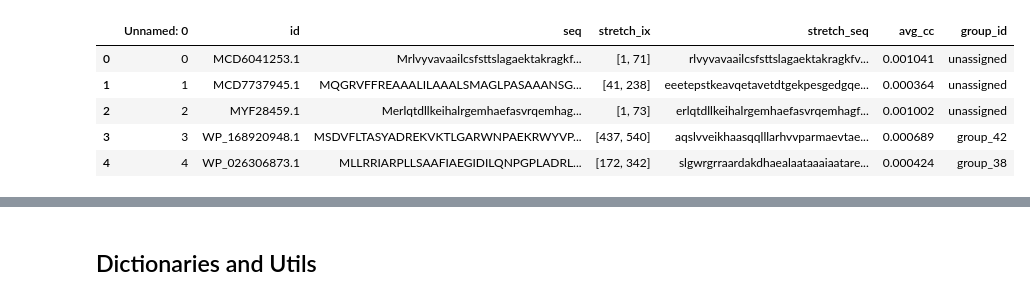
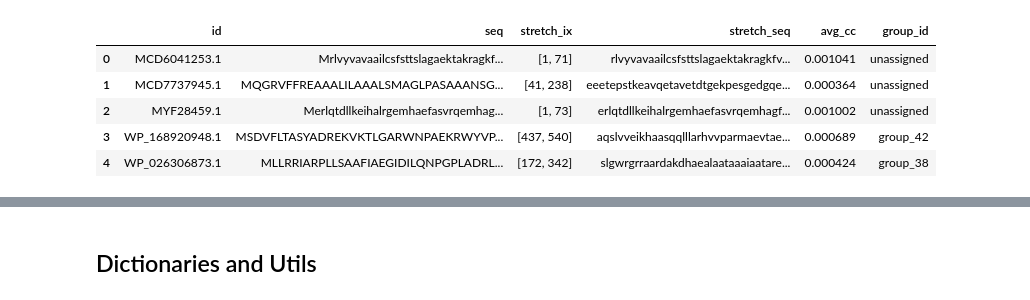
Before and after one commit to donEnno/hendecads, a Jupyter notebook: 02_seq_analysis/seq_analysis.ipynb, the cells around one changed output, grey strips where cells are left out. Drawn from its saved outputs; the diff is of its cells as text; code cells hidden in the pictures.

```diff
--- a/02_seq_analysis/seq_analysis.ipynb
+++ b/02_seq_analysis/seq_analysis.ipynb
@@ -9,17 +9,17 @@ from matplotlib.patches import Patch
 import seaborn as sns
 import plotly.graph_objects as go
 # %%
-df = pd.read_csv('/home/enno/uni/SS23/thesis/data/hendecads/stretches_w_groups.csv')
+df = pd.read_csv('/home/enno/uni/SS24/thesis/01_data/hendecads/stretches_w_groups.csv').drop(columns=['Unnamed: 0'])
 df['stretch_ix'] = df['stretch_ix'].apply(lambda x: list(map(int, x.strip('[]').split(','))))
 
 df.head()
 # %% [output]
-|  | Unnamed: 0 | id | seq | stretch_ix | stretch_seq | avg_cc | group_id |
-| 0 | 0 | MCD6041253.1 | Mrlvyvavaailcsfsttslagaektakragkf... | [1, 71] | rlvyvavaailcsfsttslagaektakragkfv... | 0.001041 | unassigned |
-| 1 | 1 | MCD7737945.1 | MQGRVFFREAAALILAAALSMAGLPASAAANSG... | [41, 238] | eeetepstkeavqetavetdtgekpesgedgqe... | 0.000364 | unassigned |
-| 2 | 2 | MYF28459.1 | Merlqtdllkeihalrgemhaefasvrqemhag... | [1, 73] | erlqtdllkeihalrgemhaefasvrqemhagf... | 0.001002 | unassigned |
-| 3 | 3 | WP_168920948.1 | MSDVFLTASYADREKVKTLGARWNPAEKRWYVP... | [437, 540] | aqslvveikhaasqqlllarhvvparmaevtae... | 0.000689 | group_42 |
-| 4 | 4 | WP_026306873.1 | MLLRRIARPLLSAAFIAEGIDILQNPGPLADRL... | [172, 342] | slgwrgrraardakdhaealaataaaiaatare... | 0.000424 | group_38 |
+|  | id | seq | stretch_ix | stretch_seq | avg_cc | group_id |
+| 0 | MCD6041253.1 | Mrlvyvavaailcsfsttslagaektakragkf... | [1, 71] | rlvyvavaailcsfsttslagaektakragkfv... | 0.001041 | unassigned |
+| 1 | MCD7737945.1 | MQGRVFFREAAALILAAALSMAGLPASAAANSG... | [41, 238] | eeetepstkeavqetavetdtgekpesgedgqe... | 0.000364 | unassigned |
+| 2 | MYF28459.1 | Merlqtdllkeihalrgemhaefasvrqemhag... | [1, 73] | erlqtdllkeihalrgemhaefasvrqemhagf... | 0.001002 | unassigned |
+| 3 | WP_168920948.1 | MSDVFLTASYADREKVKTLGARWNPAEKRWYVP... | [437, 540] | aqslvveikhaasqqlllarhvvparmaevtae... | 0.000689 | group_42 |
+| 4 | WP_026306873.1 | MLLRRIARPLLSAAFIAEGIDILQNPGPLADRL... | [172, 342] | slgwrgrraardakdhaealaataaaiaatare... | 0.000424 | group_38 |
 # %%
 groups = df['group_id'].unique()
 group_dict = {group: i for i, group in enumerate(groups)}
```
Also changed, not shown: parts of 16 cells of this notebook.
